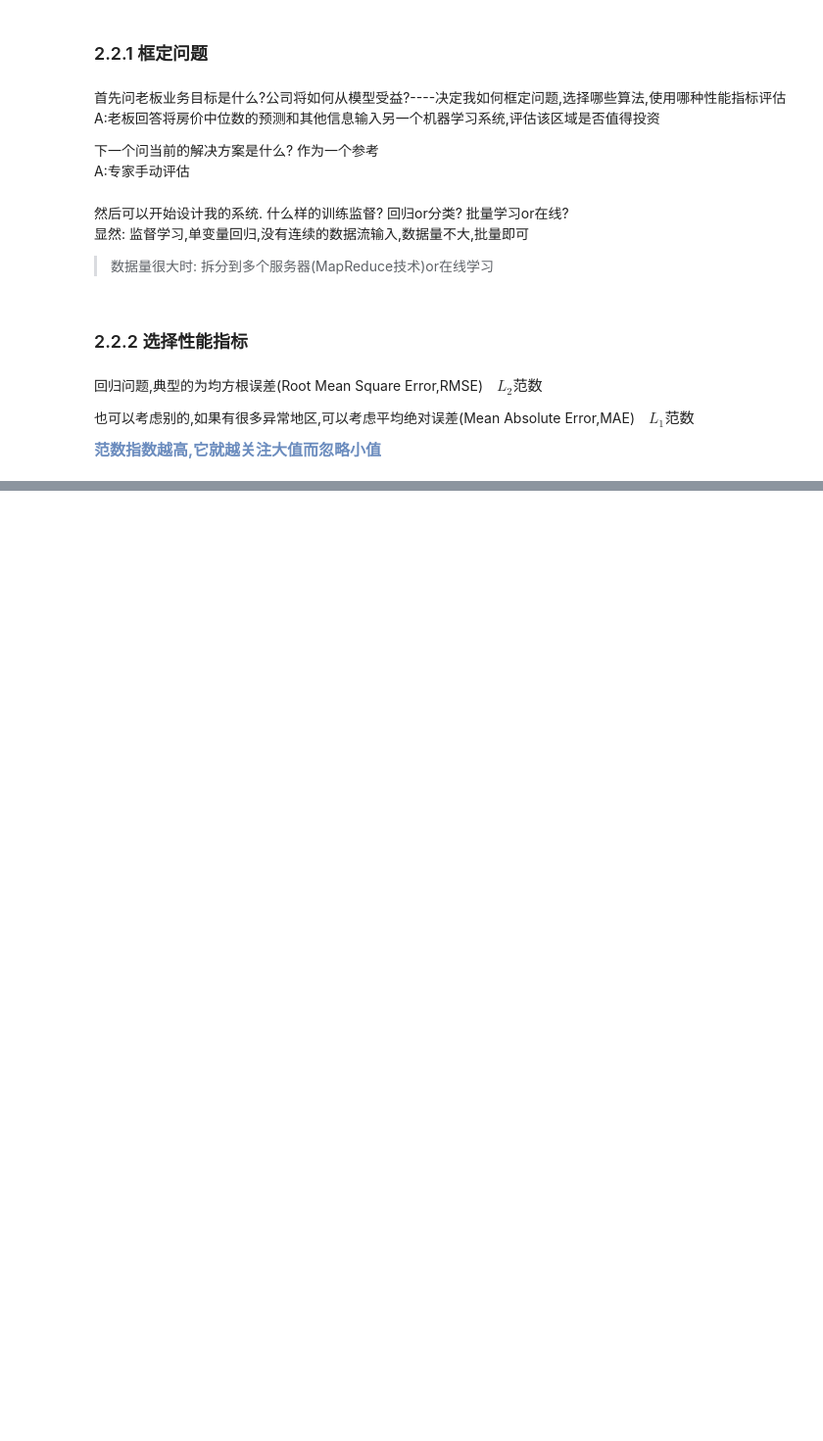
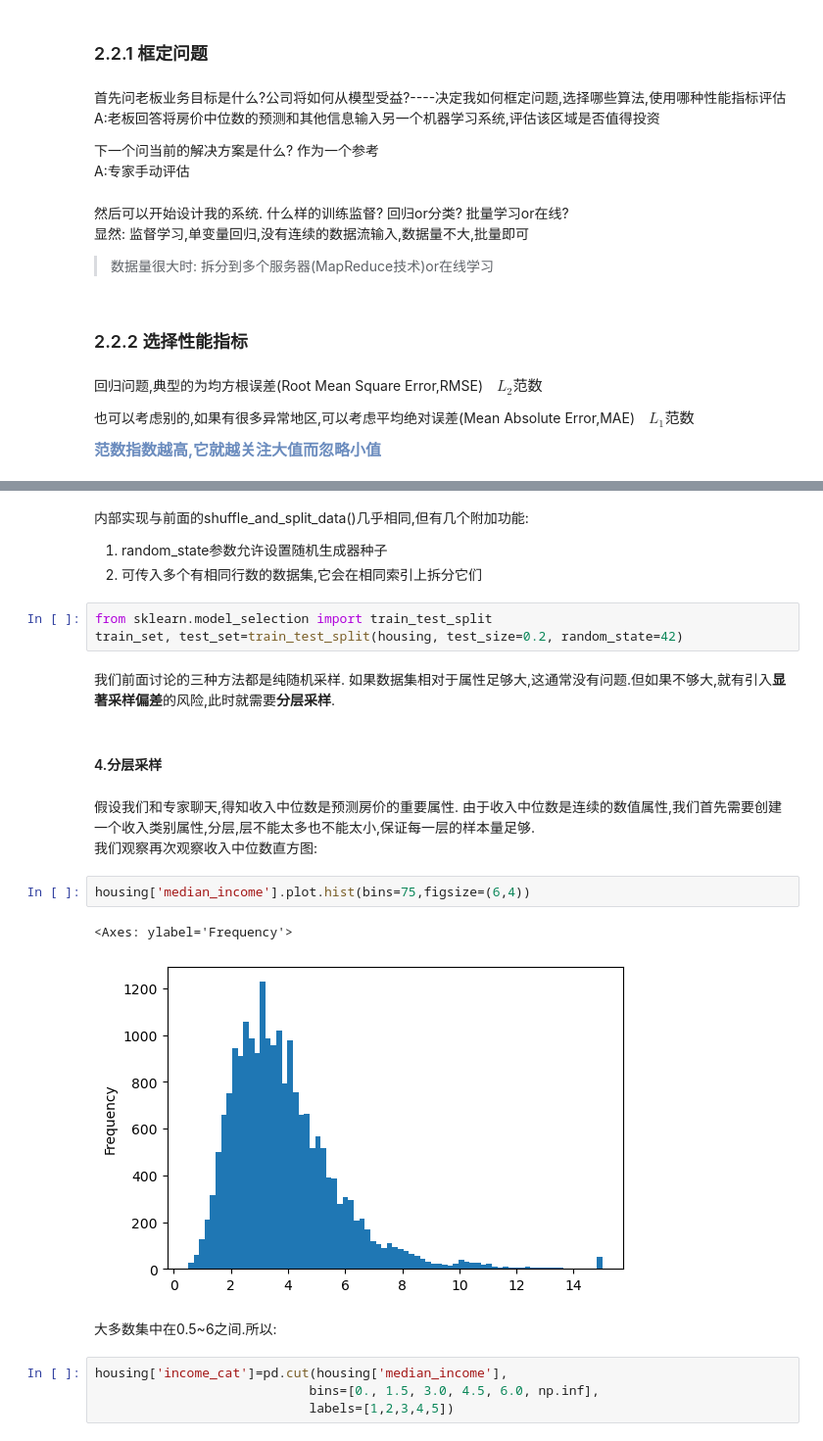
Before and after one commit to ym-ml/ML-DL_note, a Jupyter notebook: Hands-On_ML_withSklearn/Ch2.ipynb, the cells around one changed output, grey strips where cells are left out. Shown at 98% size. Cells and saved outputs as stored; diff of their text form; blank space fills up the shorter version.

```diff
--- a/Hands-On_ML_withSklearn/Ch2.ipynb
+++ b/Hands-On_ML_withSklearn/Ch2.ipynb
@@ -40,0 +225,25 @@ A:专家手动评估
+# %% [markdown]
+内部实现与前面的shuffle_and_split_data()几乎相同,但有几个附加功能:
+1. random_state参数允许设置随机生成器种子
+2. 可传入多个有相同行数的数据集,它会在相同索引上拆分它们
+# %%
+from sklearn.model_selection import train_test_split
+train_set, test_set=train_test_split(housing, test_size=0.2, random_state=42)
+# %% [markdown]
+我们前面讨论的三种方法都是纯随机采样. 如果数据集相对于属性足够大,这通常没有问题.但如果不够大,就有引入**显著采样偏差**的风险,此时就需要**分层采样**.
+# %% [markdown]
+#### 4.分层采样
+# %% [markdown]
+假设我们和专家聊天,得知收入中位数是预测房价的重要属性. 由于收入中位数是连续的数值属性,我们首先需要创建一个收入类别属性,分层,层不能太多也不能太小,保证每一层的样本量足够.
+我们观察再次观察收入中位数直方图:
+# %%
+housing['median_income'].plot.hist(bins=75,figsize=(6,4))
+# %% [output]
+<Axes: ylabel='Frequency'>
+[figure, added]
+# %% [markdown]
+大多数集中在0.5~6之间.所以:
+# %%
+housing['income_cat']=pd.cut(housing['median_income'],
+                            bins=[0., 1.5, 3.0, 4.5, 6.0, np.inf],
+                            labels=[1,2,3,4,5])
```
Also changed, not shown: parts of 95 cells of this notebook, 3 other files.
